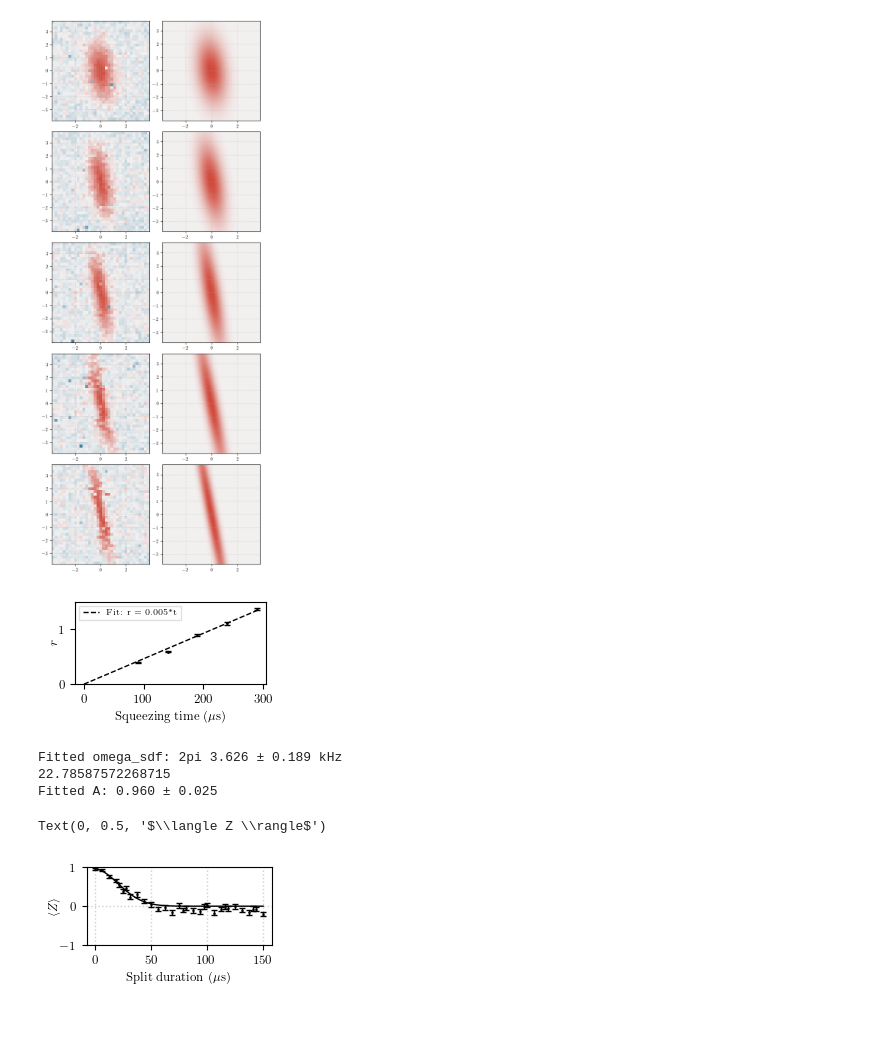
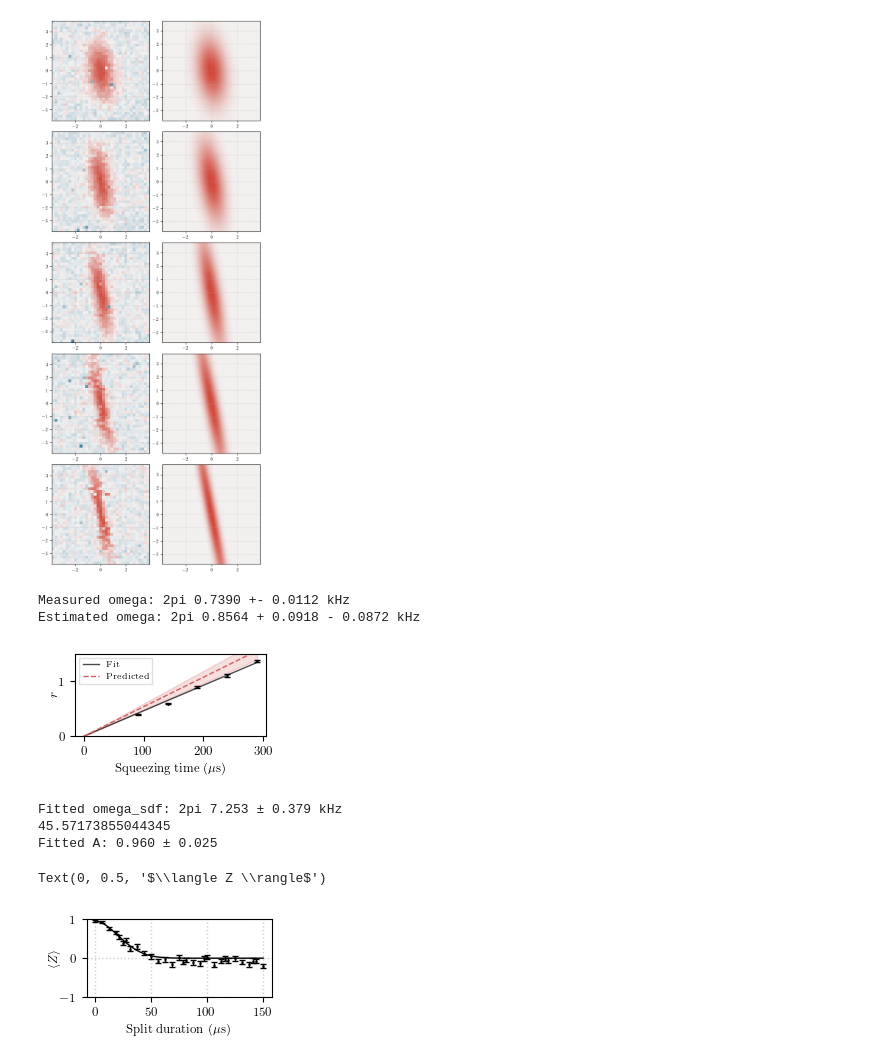
Before and after one commit to DonovanWebb/thesis, a Jupyter notebook: figures/make_figure/ch6/sqz_analysis.ipynb, the cells around one changed output. Saved outputs shown, nothing was run; the diff lists cells and outputs as text; code cells hidden in the pictures; blank space fills up the shorter version.

```diff
--- a/figures/make_figure/ch6/sqz_analysis.ipynb
+++ b/figures/make_figure/ch6/sqz_analysis.ipynb
@@ -164,33 +164,52 @@ for i, (z_exp, z_fit) in enumerate(zip(z_exp_arr, z_fit_arr)):
 # %%
 def linear_fit(x, m):
     return m*x
 
 t_ramp = 40
 t_corrected = np.array(taus) + t_ramp
 popt_r, pcov_r = curve_fit(linear_fit, t_corrected, r_arr)
 popt_phi, pcov_phi = curve_fit(linear_fit, t_corrected, phi_arr)
 x_fit_r = np.linspace(0, np.max(t_corrected), 100)
 y_fit_r = linear_fit(x_fit_r, *popt_r)
 x_fit_phi = np.linspace(0, np.max(t_corrected), 100)
 y_fit_phi = linear_fit(x_fit_phi, *popt_phi)
+meas_omega = popt_r[0]
+meas_omega_err = np.sqrt(pcov_r[0,0])
+print(f"Measured omega: 2pi {meas_omega*1000/(2*np.pi):.4f} +- {meas_omega_err*1000/(2*np.pi):.4f} kHz")
+
+fdg = np.sqrt(26.5/40)
+omega_split = 7.253 # MHz
+omega_split_err = 0.379 # MHz
+est_omega = fdg*omega_split**2*2*np.pi/50 / 1000 # in MHz
+est_omega_max = fdg*(omega_split + omega_split_err)**2*2*np.pi/50 / 1000 # in MHz
+est_omega_min = fdg*(omega_split - omega_split_err)**2*2*np.pi/50 / 1000 # in MHz
+print(f"Estimated omega: 2pi {est_omega*1000/(2*np.pi):.4f} + {(est_omega_max - est_omega)*1000/(2*np.pi):.4f} - {(est_omega - est_omega_min)*1000/(2*np.pi):.4f} kHz")
+est_r_max = est_omega_max *x_fit_r
+est_r_min = est_omega_min * x_fit_r
+est_r = est_omega * x_fit_r
+
 
 
 fig_width = gs.get_fig_width()/2.5
 fig_height = fig_width / 1.8
 fig, ax = plt.subplots(1,1, figsize=(fig_width, fig_height), constrained_layout=True)
 ax.errorbar(t_corrected, r_arr, yerr=r_err_arr, color="black", linestyle='None', marker='^', markersize=1, capsize=2)
-ax.plot(x_fit_r, y_fit_r, color="black", label=f'Fit: r = {popt_r[0]:.3f}*t', linestyle='--')
+ax.plot(x_fit_r, y_fit_r, color="black", label=f'Fit', linestyle='-', alpha = gs.get_alpha())
+ax.plot(x_fit_r, est_r, label=f'Predicted', linestyle='--', color=gs.get_color(2))
+ax.fill_between(x_fit_r, est_r_max, est_r_min, color=gs.get_color(2), alpha=0.2)
 ax.set_ylim(0, max(r_arr)*1.1)
 ax.legend()
 ax.set_xlabel("Squeezing time ($\\mu$s)")
 ax.set_ylabel("$r$", labelpad=0)
 ax.grid(False)
 
 fname = "..\\..\\pdf_figure\\ch6\\sqz_r.pdf"
 # make transparent
 plt.savefig(fname, transparent=True)
 # %% [output]
+Measured omega: 2pi 0.7390 +- 0.0112 kHz
+Estimated omega: 2pi 0.8564 + 0.0918 - 0.0872 kHz
-[figure, old version]
+[figure, new version]
 # %%
 """ split exp, rid = 138050 """
 
@@ -218,7 +237,7 @@ def get_split(rid, day):
     return z, z_err, t
 
 def alpha(t, delta, omega_sdf):
-    a = omega_sdf*t * np.sinc(delta*t/2)
+    a = 0.5*omega_sdf*t * np.sinc(delta*t/2) # Is this factor 1/2 correct?
     return a
 
 def split_model(tF, omega_sdf,A):
@@ -254,8 +273,8 @@ ax.set_yticks([-1, 0, 1])
 ax.set_xlabel("Split duration ($\\mu$s)")
 ax.set_ylabel("$\\langle Z \\rangle$", labelpad=0)
 # %% [output]
-Fitted omega_sdf: 2pi 3.626 ± 0.189 kHz
-22.78587572268715
+Fitted omega_sdf: 2pi 7.253 ± 0.379 kHz
+45.57173855044345
 Fitted A: 0.960 ± 0.025
 Text(0, 0.5, '$\\langle Z \\rangle$')
 [figure]
```
Also changed, not shown: 8 other files.
